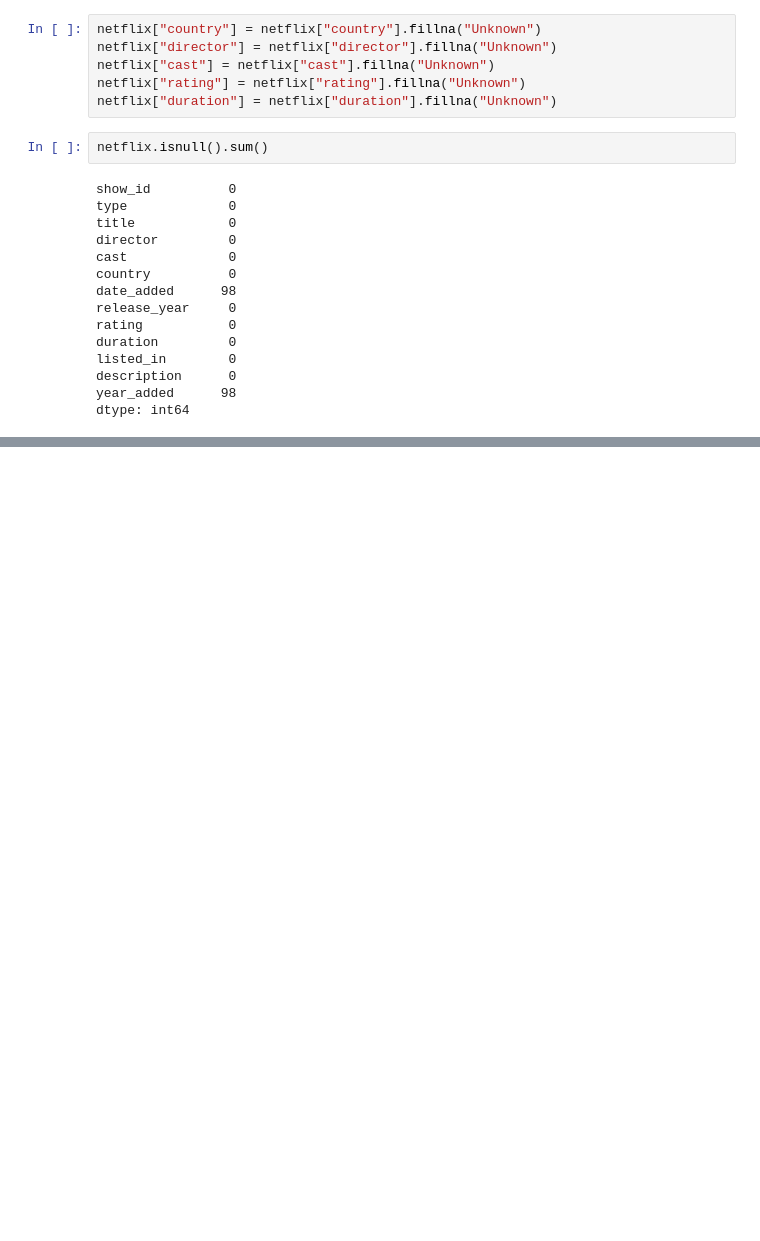
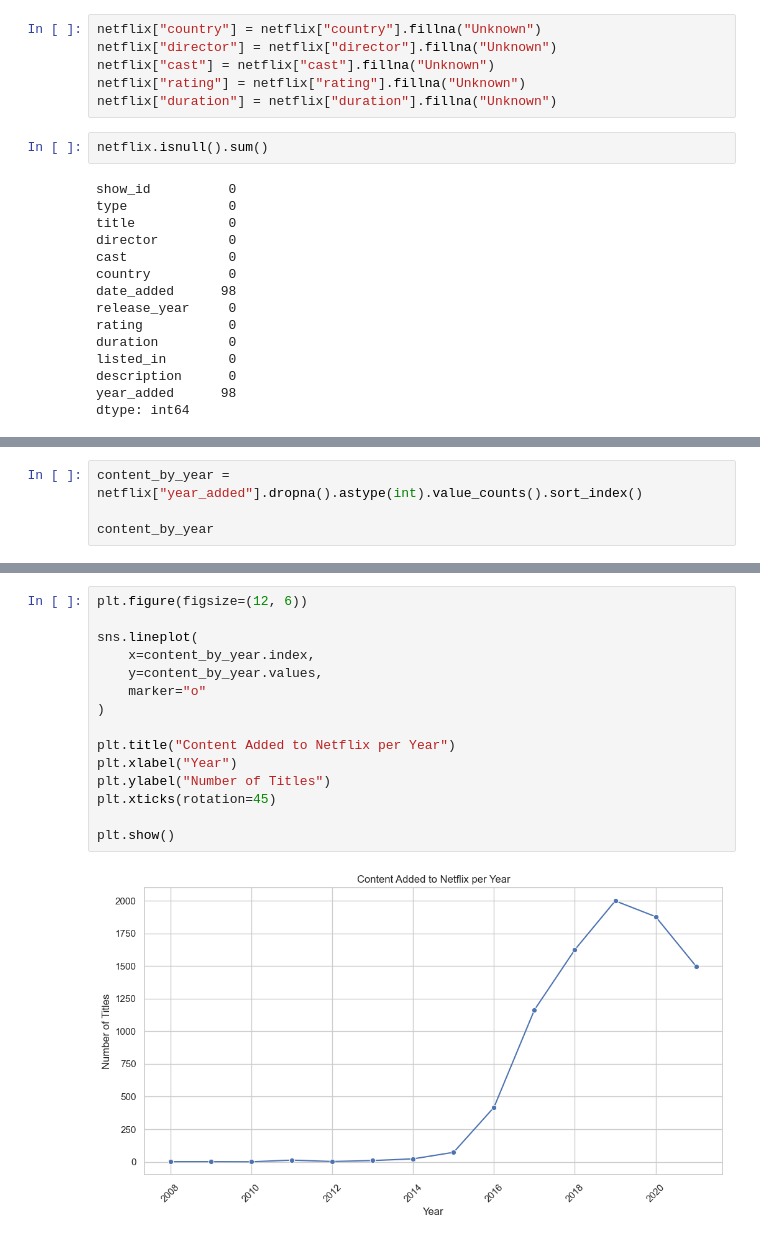
Before and after one commit to akshin777mansurov/netflix-data-analysis, a Jupyter notebook: Netflix_Data_Analysis.ipynb, the cells around one changed output, grey strips where cells are left out. Saved outputs shown, nothing was run; the diff lists cells and outputs as text; blank space fills up the shorter version.

```diff
--- a/Netflix_Data_Analysis.ipynb
+++ b/Netflix_Data_Analysis.ipynb
@@ -124,0 +194,4 @@ netflix.head()
+# %%
+content_by_year = netflix["year_added"].dropna().astype(int).value_counts().sort_index()
+
+content_by_year
@@ -124,0 +215,17 @@ netflix.head()
+# %%
+plt.figure(figsize=(12, 6))
+
+sns.lineplot(
+    x=content_by_year.index,
+    y=content_by_year.values,
+    marker="o"
+)
+
+plt.title("Content Added to Netflix per Year")
+plt.xlabel("Year")
+plt.ylabel("Number of Titles")
+plt.xticks(rotation=45)
+
+plt.show()
+# %% [output]
+[figure, added]
```
Also changed, not shown: parts of 9 cells of this notebook.
